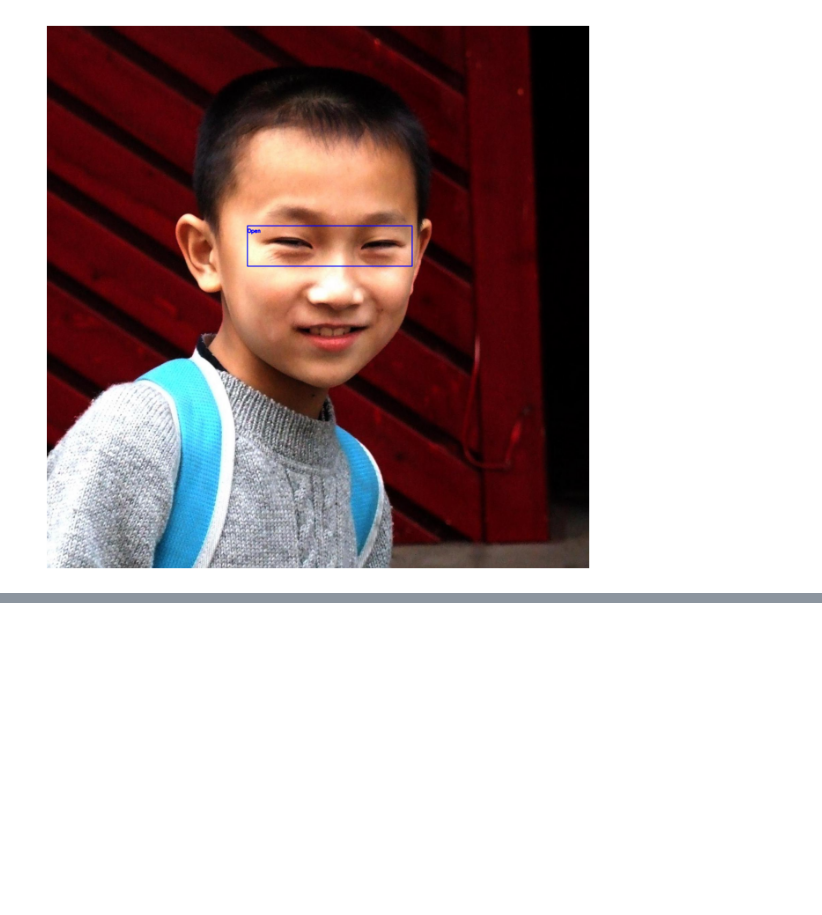
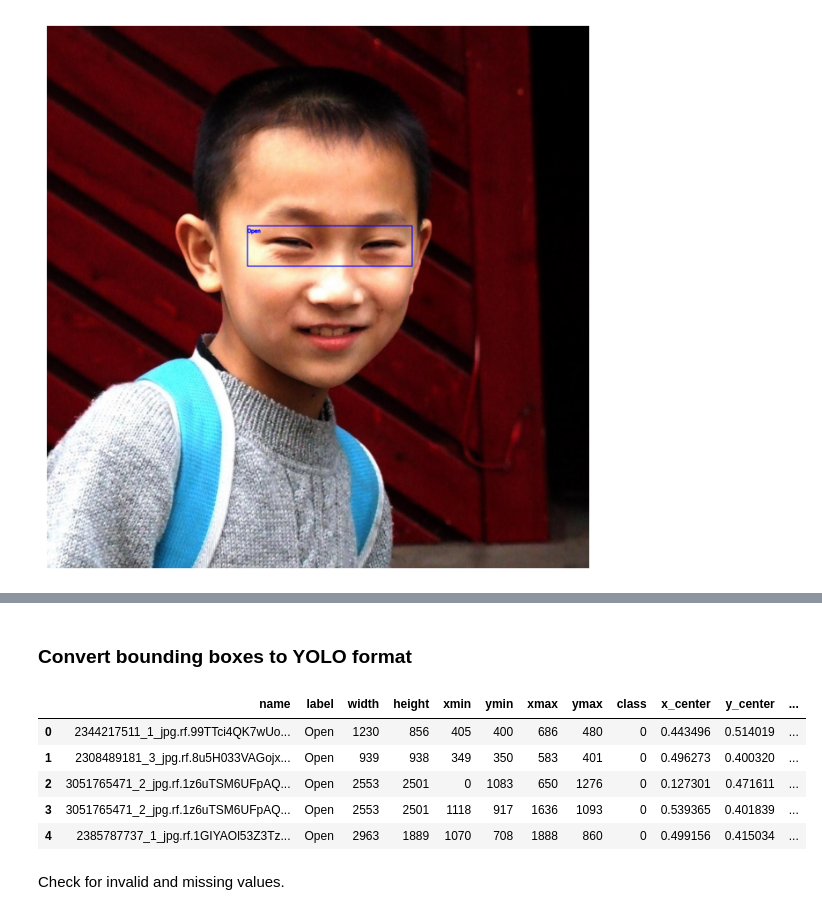
Before and after one commit to gurnisha-rehal/group3-blink-detector, a Jupyter notebook: blink_detector_training.ipynb, the cells around one changed output, grey strips where cells are left out. Cells and saved outputs as stored; diff of their text form; code cells hidden in the pictures; blank space fills up the shorter version.

Commit message:
Converted bounding box format to YOLO

```diff
--- a/blink_detector_training.ipynb
+++ b/blink_detector_training.ipynb
@@ -688,0 +721,10 @@ results = model.predict(
+# %%
+label_map = {
+    'Open': 0,
+    'Closed': 1
+}
+
+train_df['class'] = train_df['label'].map(label_map)
+val_df['class'] = val_df['label'].map(label_map)
+
+train_df.head()
@@ -688,0 +738,48 @@ results = model.predict(
+# %% [markdown]
+### Convert bounding boxes to YOLO format
+# %%
+# Training data
+train_df['x_center'] = (
+    train_df['xmin'] + train_df['xmax']
+) / (2 * train_df['width'])
+
+train_df['y_center'] = (
+    train_df['ymin'] + train_df['ymax']
+) / (2 * train_df['height'])
+
+train_df['box_width'] = (
+    train_df['xmax'] - train_df['xmin']
+) / train_df['width']
+
+train_df['box_height'] = (
+    train_df['ymax'] - train_df['ymin']
+) / train_df['height']
+
+# Validation data
+val_df['x_center'] = (
+    val_df['xmin'] + val_df['xmax']
+) / (2 * val_df['width'])
+
+val_df['y_center'] = (
+    val_df['ymin'] + val_df['ymax']
+) / (2 * val_df['height'])
+
+val_df['box_width'] = (
+    val_df['xmax'] - val_df['xmin']
+) / val_df['width']
+
+val_df['box_height'] = (
+    val_df['ymax'] - val_df['ymin']
+) / val_df['height']
+
+
+train_df.head()
+# %% [output]
+|  | name | label | width | height | xmin | ymin | xmax | ymax | class | x_center | y_center | ... |
+| 0 | 2344217511_1_jpg.rf.99TTci4QK7wUo... | Open | 1230 | 856 | 405 | 400 | 686 | 480 | 0 | 0.443496 | 0.514019 | ... |
+| 1 | 2308489181_3_jpg.rf.8u5H033VAGojx... | Open | 939 | 938 | 349 | 350 | 583 | 401 | 0 | 0.496273 | 0.400320 | ... |
+| 2 | 3051765471_2_jpg.rf.1z6uTSM6UFpAQ... | Open | 2553 | 2501 | 0 | 1083 | 650 | 1276 | 0 | 0.127301 | 0.471611 | ... |
+| 3 | 3051765471_2_jpg.rf.1z6uTSM6UFpAQ... | Open | 2553 | 2501 | 1118 | 917 | 1636 | 1093 | 0 | 0.539365 | 0.401839 | ... |
+| 4 | 2385787737_1_jpg.rf.1GIYAOl53Z3Tz... | Open | 2963 | 1889 | 1070 | 708 | 1888 | 860 | 0 | 0.499156 | 0.415034 | ... |
+# %% [markdown]
+Check for invalid and missing values.
```
Also changed, not shown: parts of 25 cells of this notebook.
